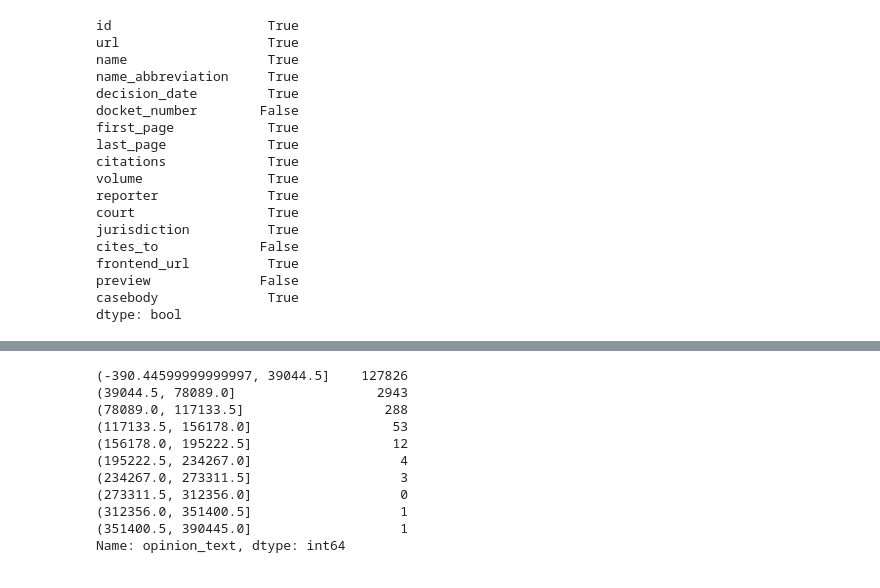
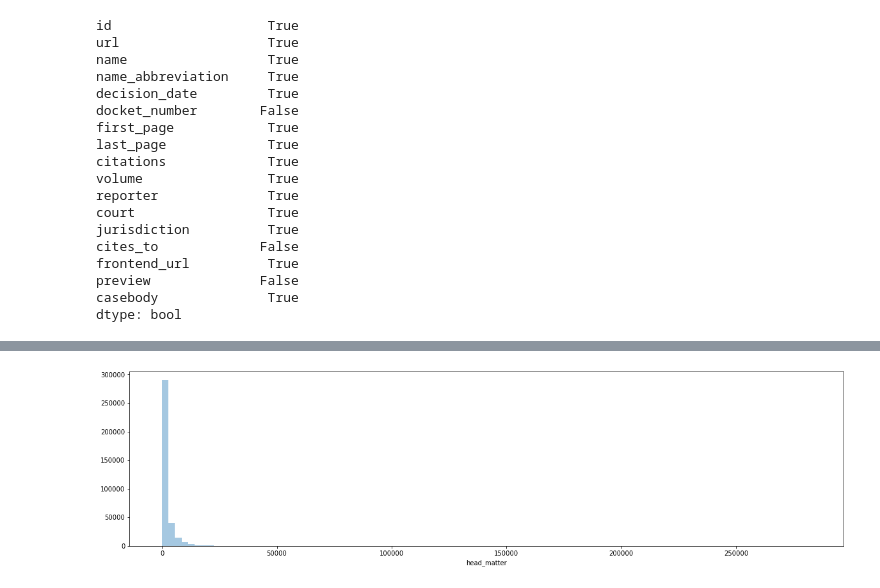
Before and after one commit to parambharat/cs109b-grp9-final-project, a Jupyter notebook: notebooks/data_wrangling.ipynb, the cells around one changed output, grey strips where cells are left out. Cells and saved outputs as stored; diff of their text form; code cells hidden in the pictures.

Commit message:
update: updates to text processing and docker commands

```diff
--- a/notebooks/data_wrangling.ipynb
+++ b/notebooks/data_wrangling.ipynb
@@ -287,15 +310,0 @@ IntervalIndex([(-282.84099999999995, 28284.0], (28284.0, 56568.0], (56568.0, 848
-# %%
-opinion_text_lengths = cases_data.opinion_text.map(len).value_counts(sort=False, bins=10, dropna=True)
-opinion_text_lengths
-# %% [output]
-(-390.44599999999997, 39044.5]    127826
-(39044.5, 78089.0]                  2943
-(78089.0, 117133.5]                  288
-(117133.5, 156178.0]                  53
-(156178.0, 195222.5]                  12
-(195222.5, 234267.0]                   4
-(234267.0, 273311.5]                   3
-(273311.5, 312356.0]                   0
-(312356.0, 351400.5]                   1
-(351400.5, 390445.0]                   1
-Name: opinion_text, dtype: int64
@@ -306,0 +311,6 @@ plt.show()
+# %%
+plt.figure(figsize=(20, 5))
+sns.distplot(cases_data.head_matter.map(len), bins=100, kde=False)
+plt.show()
+# %% [output]
+[figure, added]
```
Also changed, not shown: parts of 50 cells of this notebook, 1 other file.
